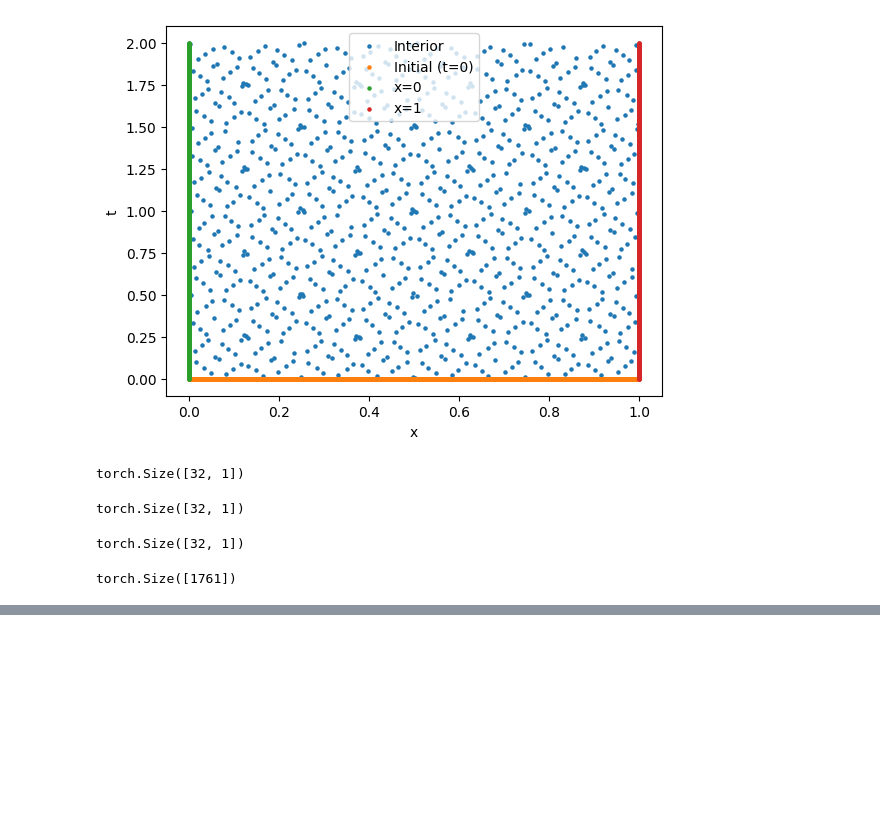
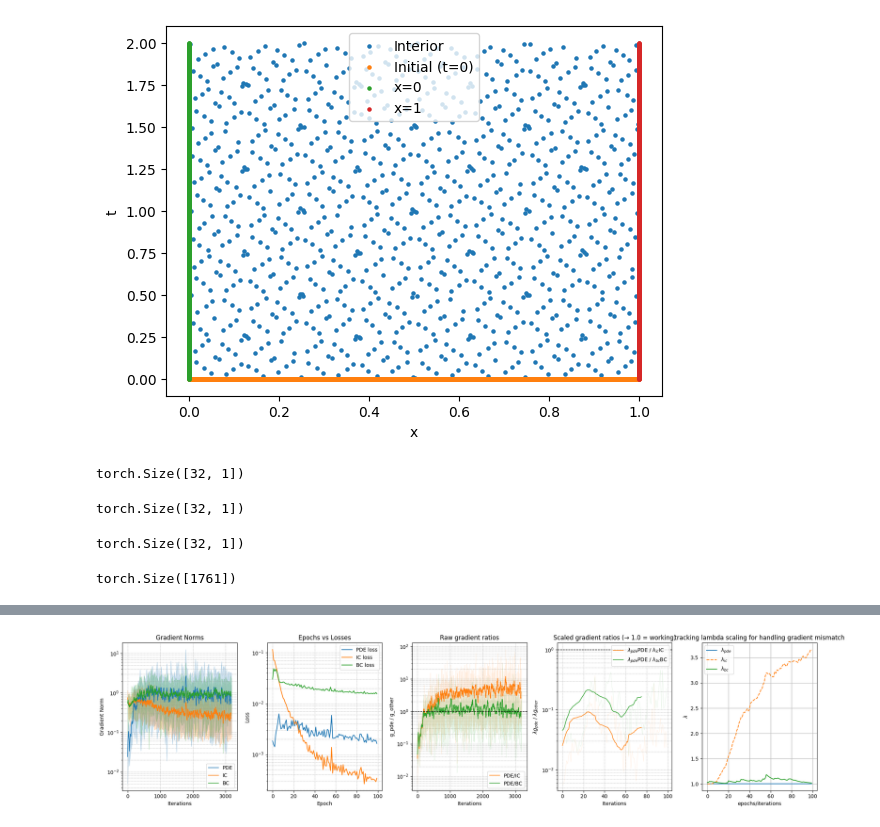
Before and after one commit to Mafaz03/Deep-Learning-in-Mechanics, a Jupyter notebook: advection-diffusion.ipynb, the cells around one changed output, grey strips where cells are left out. Drawn from its saved outputs; the diff is of its cells as text; code cells hidden in the pictures; blank space fills up the shorter version.

```diff
--- a/advection-diffusion.ipynb
+++ b/advection-diffusion.ipynb
@@ -390,0 +459,26 @@ plt.legend()
+# %%
+a = 0.1
+epsilon = 10
+
+u_predictor_model = NN(input_dim = 2, output_dim = 1, layers = 8, neurons = 128)
+
+lr = 1e-4
+optimizer = torch.optim.Adam(
+    list(u_predictor_model.parameters()),
+    lr=lr
+)
+
+
+w_g_epoch_loss_track_e_10, w_g_epoch_loss_track_test_e_10, w_g_residue_tracker_e_10, w_g_grad_tracker_e_10, w_g_lambda_tracker_e_10, u_predictor_model_e_10 = train(
+                                                                                           epochs = 100, optimizer = optimizer,
+                                                                                           u_predictor_model = u_predictor_model,
+                                                                                           train_dataloader = train_dataloader, test_dataloader = test_dataloader,
+                                                                                           get_interior = get_interior, get_initial = get_initial, get_BC = get_BC,
+                                                                                           get_interior_residual = get_interior_residual, get_IC_residue = get_IC_residue, get_BC_residue = get_BC_residue,
+                                                                                           domain = domain,
+                                                                                           g = g, f = f,
+                                                                                           alpha = a, epsilon = epsilon,
+                                                                                           lr_annealing_decay = True,
+                                                                                           initial_lr = lr,
+                                                                                           lambda_scaling = True
+                                                                                           )
@@ -390,0 +497,4 @@ plt.legend()
+# %%
+plot_gradients_and_losses(w_g_grad_tracker_e_10, w_g_residue_tracker_e_10, w_g_lambda_tracker_e_10, window=25)
+# %% [output]
+[figure, added]
```
Also changed, not shown: parts of 11 cells of this notebook, 3 other files.
